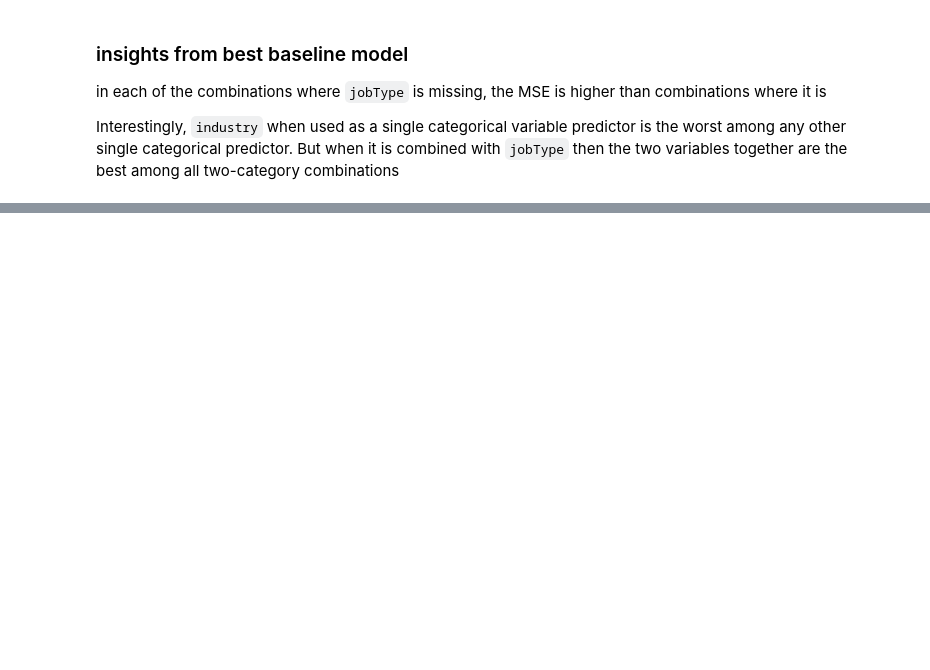
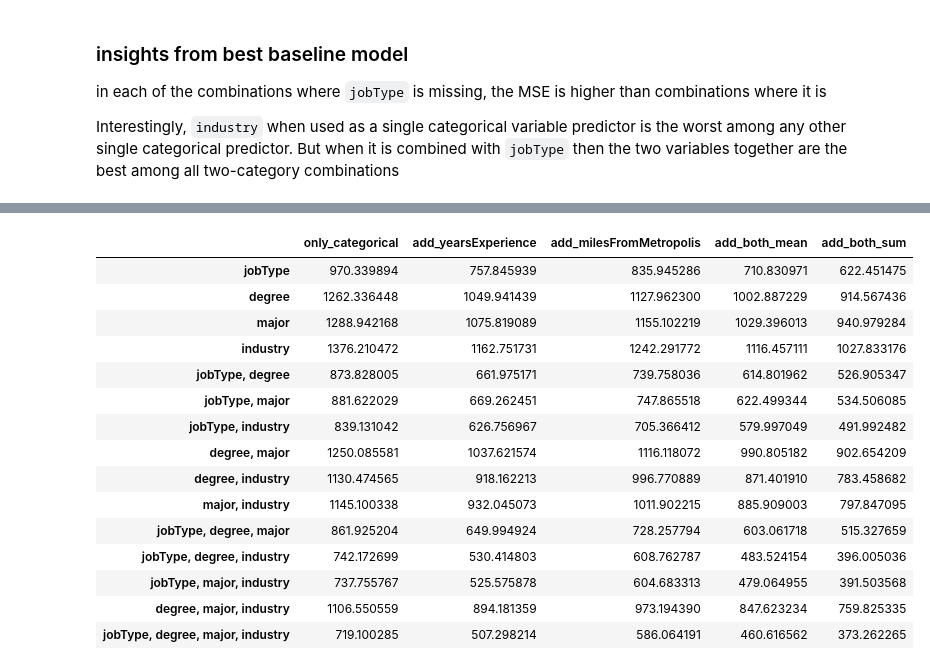
Before and after one commit to scottwiles/salary_prediction, a Jupyter notebook: notebooks/salary_prediction_baseline_model.ipynb, the cells around one changed output, grey strips where cells are left out. Cells and saved outputs as stored; diff of their text form; code cells hidden in the pictures; blank space fills up the shorter version.

```diff
--- a/notebooks/salary_prediction_baseline_model.ipynb
+++ b/notebooks/salary_prediction_baseline_model.ipynb
@@ -289,0 +120,19 @@ Interestingly, `industry` when used as a single categorical variable predictor i
+# %%
+test.df_output
+# %% [output]
+|  | only_categorical | add_yearsExperience | add_milesFromMetropolis | add_both_mean | add_both_sum |
+| jobType | 970.339894 | 757.845939 | 835.945286 | 710.830971 | 622.451475 |
+| degree | 1262.336448 | 1049.941439 | 1127.962300 | 1002.887229 | 914.567436 |
+| major | 1288.942168 | 1075.819089 | 1155.102219 | 1029.396013 | 940.979284 |
+| industry | 1376.210472 | 1162.751731 | 1242.291772 | 1116.457111 | 1027.833176 |
+| jobType, degree | 873.828005 | 661.975171 | 739.758036 | 614.801962 | 526.905347 |
+| jobType, major | 881.622029 | 669.262451 | 747.865518 | 622.499344 | 534.506085 |
+| jobType, industry | 839.131042 | 626.756967 | 705.366412 | 579.997049 | 491.992482 |
+| degree, major | 1250.085581 | 1037.621574 | 1116.118072 | 990.805182 | 902.654209 |
+| degree, industry | 1130.474565 | 918.162213 | 996.770889 | 871.401910 | 783.458682 |
+| major, industry | 1145.100338 | 932.045073 | 1011.902215 | 885.909003 | 797.847095 |
+| jobType, degree, major | 861.925204 | 649.994924 | 728.257794 | 603.061718 | 515.327659 |
+| jobType, degree, industry | 742.172699 | 530.414803 | 608.762787 | 483.524154 | 396.005036 |
+| jobType, major, industry | 737.755767 | 525.575878 | 604.683313 | 479.064955 | 391.503568 |
+| degree, major, industry | 1106.550559 | 894.181359 | 973.194390 | 847.623234 | 759.825335 |
+| jobType, degree, major, industry | 719.100285 | 507.298214 | 586.064191 | 460.616562 | 373.262265 |
```
Also changed, not shown: parts of 18 cells of this notebook, 1 other file.
